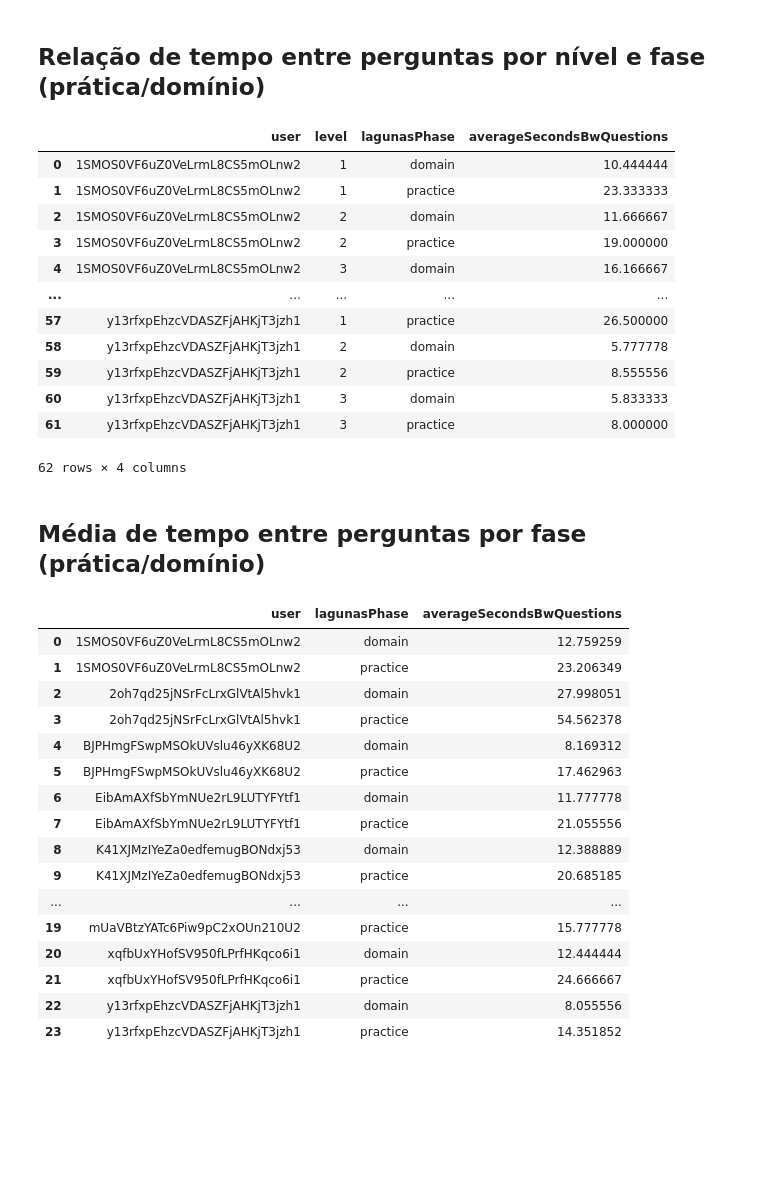
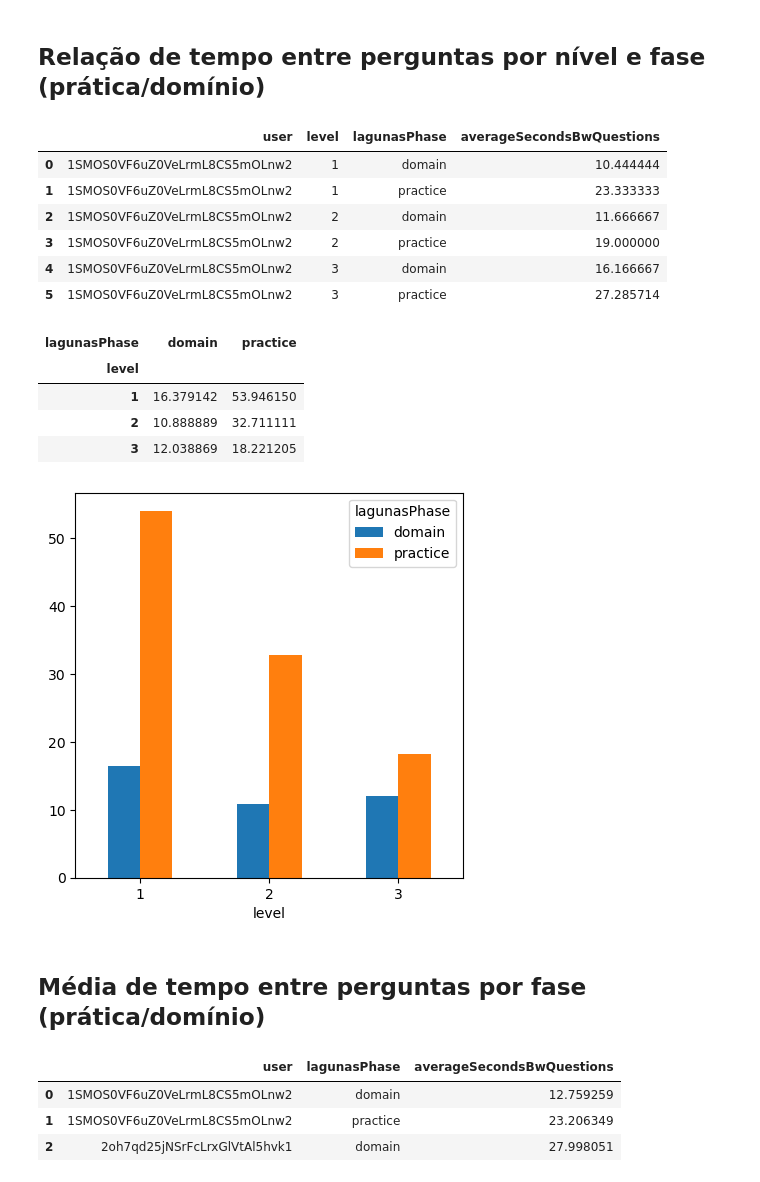
Before and after one commit to caiohsfar/tcc-analysis, a Jupyter notebook: tcc.ipynb, the cells around one changed output. Saved outputs shown, nothing was run; the diff lists cells and outputs as text; code cells hidden in the pictures; blank space fills up the shorter version.

Commit message:
add average time

```diff
--- a/tcc.ipynb
+++ b/tcc.ipynb
@@ -346,7 +324,7 @@ a_questions_df["averageSecondsBwQuestions"] = a_questions_df.groupby(['user', 'l
 ## Relação de tempo entre perguntas por nível e fase (prática/domínio)
 # %%
 a_questions_df_average_time_level = a_questions_df.groupby(['user', 'level', 'lagunasPhase'])["averageSecondsBwQuestions"].mean().reset_index()
-a_questions_df_average_time_level
+a_questions_df_average_time_level.head(6)
 # %% [output]
 |  | user | level | lagunasPhase | averageSecondsBwQuestions |
 | 0 | 1SMOS0VF6uZ0VeLrmL8CS5mOLnw2 | 1 | domain | 10.444444 |
@@ -354,33 +332,25 @@ a_questions_df_average_time_level
 | 2 | 1SMOS0VF6uZ0VeLrmL8CS5mOLnw2 | 2 | domain | 11.666667 |
 | 3 | 1SMOS0VF6uZ0VeLrmL8CS5mOLnw2 | 2 | practice | 19.000000 |
 | 4 | 1SMOS0VF6uZ0VeLrmL8CS5mOLnw2 | 3 | domain | 16.166667 |
-| ... | ... | ... | ... | ... |
-| 57 | y13rfxpEhzcVDASZFjAHKjT3jzh1 | 1 | practice | 26.500000 |
-| 58 | y13rfxpEhzcVDASZFjAHKjT3jzh1 | 2 | domain | 5.777778 |
-| 59 | y13rfxpEhzcVDASZFjAHKjT3jzh1 | 2 | practice | 8.555556 |
-| 60 | y13rfxpEhzcVDASZFjAHKjT3jzh1 | 3 | domain | 5.833333 |
-| 61 | y13rfxpEhzcVDASZFjAHKjT3jzh1 | 3 | practice | 8.000000 |
+| 5 | 1SMOS0VF6uZ0VeLrmL8CS5mOLnw2 | 3 | practice | 27.285714 |
-62 rows × 4 columns
+# %%
+a_questions_df_average_time_level_general = pd.pivot_table(a_questions_df_average_time_level, index = "level", columns="lagunasPhase", values="averageSecondsBwQuestions", aggfunc="mean")
+a_questions_df_average_time_level_general.plot.bar(figsize=(5, 5), rot=0)
+a_questions_df_average_time_level_general
+# %% [output]
+| lagunasPhase | domain | practice |
+| level |  |  |
+| 1 | 16.379142 | 53.946150 |
+| 2 | 10.888889 | 32.711111 |
+| 3 | 12.038869 | 18.221205 |
+[figure, added]
 # %% [markdown]
 ## Média de tempo entre perguntas por fase (prática/domínio)
 # %%
 a_questions_df_average_time = a_questions_df_average_time_level.groupby(['user', 'lagunasPhase'])["averageSecondsBwQuestions"].mean().reset_index()
-a_questions_df_average_time
+a_questions_df_average_time.head(3)
 # %% [output]
 |  | user | lagunasPhase | averageSecondsBwQuestions |
 | 0 | 1SMOS0VF6uZ0VeLrmL8CS5mOLnw2 | domain | 12.759259 |
 | 1 | 1SMOS0VF6uZ0VeLrmL8CS5mOLnw2 | practice | 23.206349 |
 | 2 | 2oh7qd25jNSrFcLrxGlVtAl5hvk1 | domain | 27.998051 |
-| 3 | 2oh7qd25jNSrFcLrxGlVtAl5hvk1 | practice | 54.562378 |
-| 4 | BJPHmgFSwpMSOkUVslu46yXK68U2 | domain | 8.169312 |
-| 5 | BJPHmgFSwpMSOkUVslu46yXK68U2 | practice | 17.462963 |
-| 6 | EibAmAXfSbYmNUe2rL9LUTYFYtf1 | domain | 11.777778 |
-| 7 | EibAmAXfSbYmNUe2rL9LUTYFYtf1 | practice | 21.055556 |
-| 8 | K41XJMzIYeZa0edfemugBONdxj53 | domain | 12.388889 |
-| 9 | K41XJMzIYeZa0edfemugBONdxj53 | practice | 20.685185 |
-| ... | ... | ... | ... |
-| 19 | mUaVBtzYATc6Piw9pC2xOUn210U2 | practice | 15.777778 |
-| 20 | xqfbUxYHofSV950fLPrfHKqco6i1 | domain | 12.444444 |
-| 21 | xqfbUxYHofSV950fLPrfHKqco6i1 | practice | 24.666667 |
-| 22 | y13rfxpEhzcVDASZFjAHKjT3jzh1 | domain | 8.055556 |
-| 23 | y13rfxpEhzcVDASZFjAHKjT3jzh1 | practice | 14.351852 |
```
Also changed, not shown: parts of 3 cells of this notebook.
